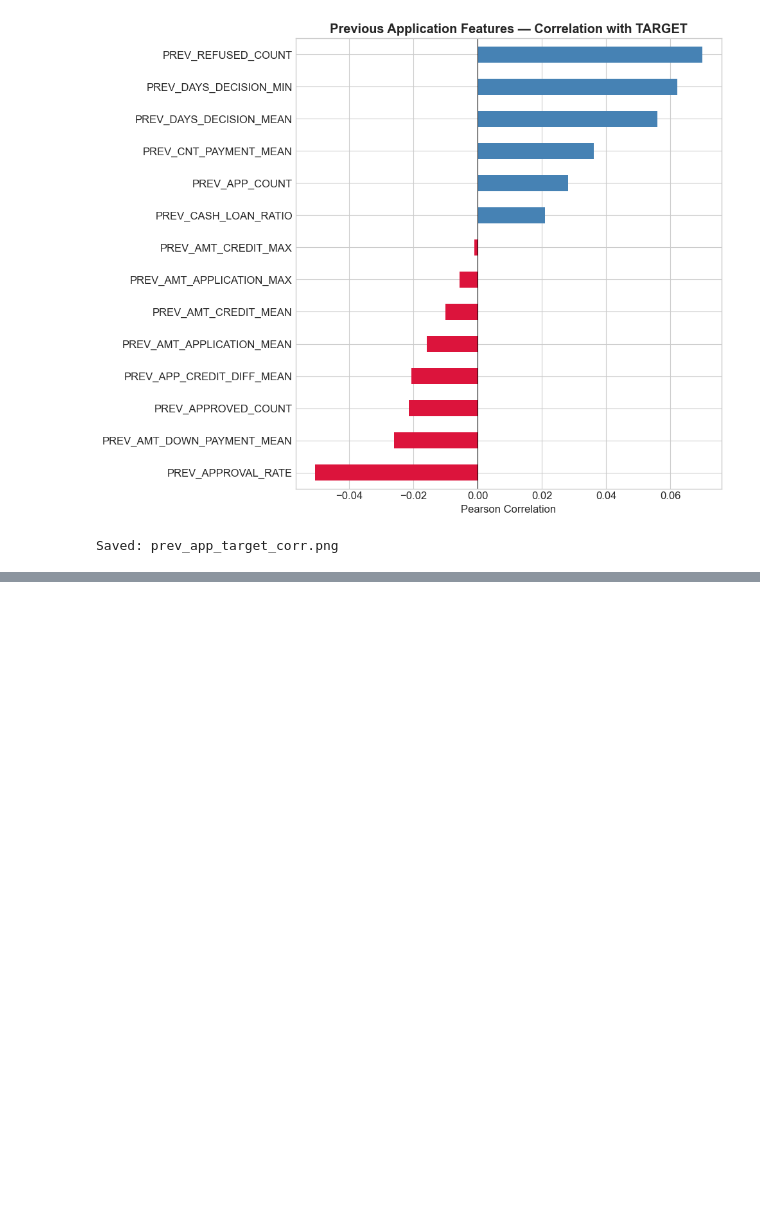
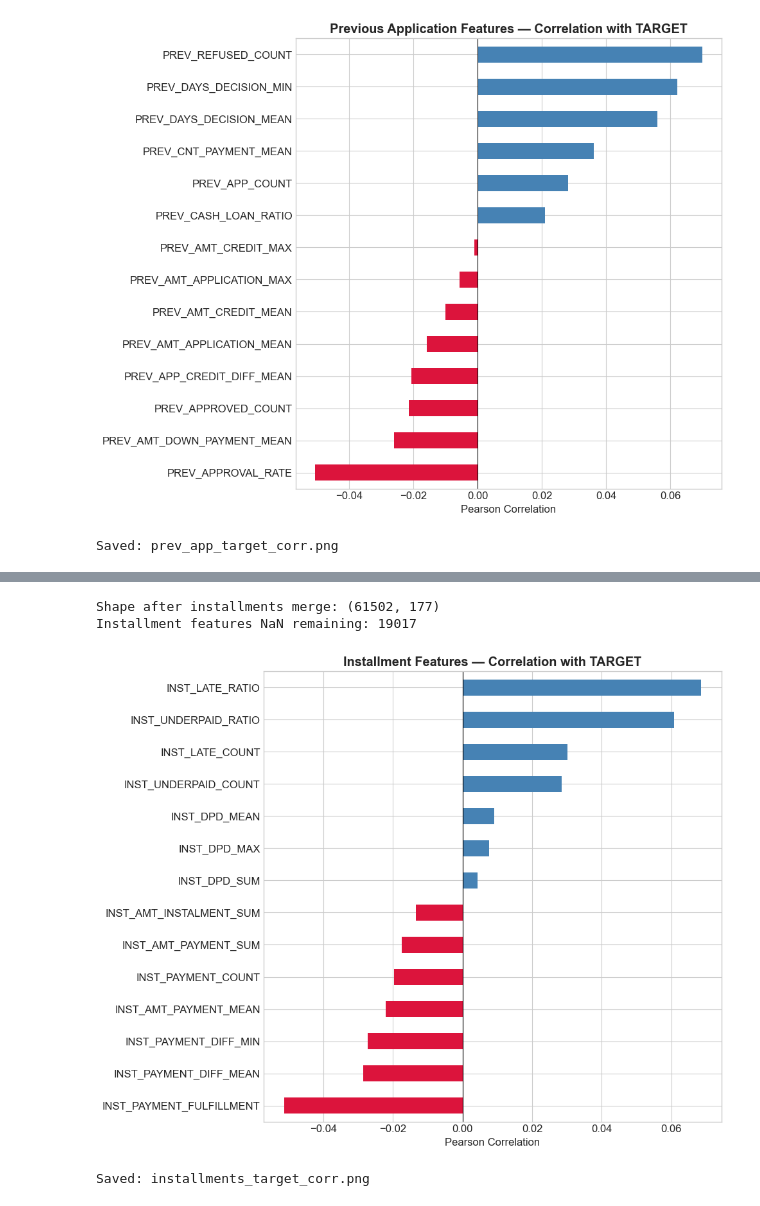
Before and after one commit to busrakurunceng/Ai_Credit_Risk, a Jupyter notebook: notebooks/02_feature_engineering.ipynb, the cells around one changed output, grey strips where cells are left out. Cells and saved outputs as stored; diff of their text form; code cells hidden in the pictures; blank space fills up the shorter version.

```diff
--- a/notebooks/02_feature_engineering.ipynb
+++ b/notebooks/02_feature_engineering.ipynb
@@ -425,0 +440,11 @@ Saved: prev_app_target_corr.png
+# %%
+# Load installments_payments table (13.6M rows — largest table)
+inst = pd.read_csv(os.path.join(DATA_DIR, 'installments_payments.csv'))
+inst = reduce_memory_usage(inst, verbose=True)
+
+# Filter to sampled train clients
+inst = inst[inst['SK_ID_CURR'].isin(train_ids)].reset_index(drop=True)
+print(f"\nInstallments rows (filtered): {len(inst):,}")
+print(f"Unique clients: {inst['SK_ID_CURR'].nunique():,}")
+print(f"Clients with NO installment record: {len(train_ids) - inst['SK_ID_CURR'].nunique():,}")
+print(f"Average payments per client: {len(inst) / inst['SK_ID_CURR'].nunique():.1f}")
@@ -426 +485,33 @@ Saved: prev_app_target_corr.png
+# %%
+# Merge installment features into the main table
+df = df.merge(inst_agg, on='SK_ID_CURR', how='left')
+
+# Clients with no installment records -> fill counts and ratios with 0
+inst_fill_zero = [c for c in inst_agg.columns if c != 'SK_ID_CURR' and
+                  any(k in c for k in ['COUNT', 'RATIO', 'SUM', 'LATE', 'UNDERPAID'])]
+df[inst_fill_zero] = df[inst_fill_zero].fillna(0)
+
+print(f"Shape after installments merge: {df.shape}")
+print(f"Installment features NaN remaining: {df[[c for c in inst_agg.columns if c != 'SK_ID_CURR']].isnull().sum().sum()}")
+# %% [output]
+Shape after installments merge: (61502, 177)
+Installment features NaN remaining: 19017
+# %%
+# Visualize installment features: correlation with TARGET
+inst_feat_cols = [c for c in inst_agg.columns if c != 'SK_ID_CURR']
+inst_corr = df[['TARGET'] + inst_feat_cols].corr()['TARGET'].drop('TARGET').sort_values()
+
+fig, ax = plt.subplots(figsize=(10, 8))
+colors = ['crimson' if v < 0 else 'steelblue' for v in inst_corr.values]
+inst_corr.plot.barh(ax=ax, color=colors)
+ax.set_title('Installment Features — Correlation with TARGET', fontweight='bold')
+ax.set_xlabel('Pearson Correlation')
+ax.axvline(x=0, color='black', linewidth=0.8)
+plt.tight_layout()
+plt.savefig(os.path.join(PLOT_DIR, 'installments_target_corr.png'), dpi=150, bbox_inches='tight')
+plt.show()
+print('Saved: installments_target_corr.png')
+# %% [output]
+[figure, added]
+Saved: installments_target_corr.png
 # %% [markdown]
```
Also changed, not shown: parts of 8 cells of this notebook, 1 other file.
